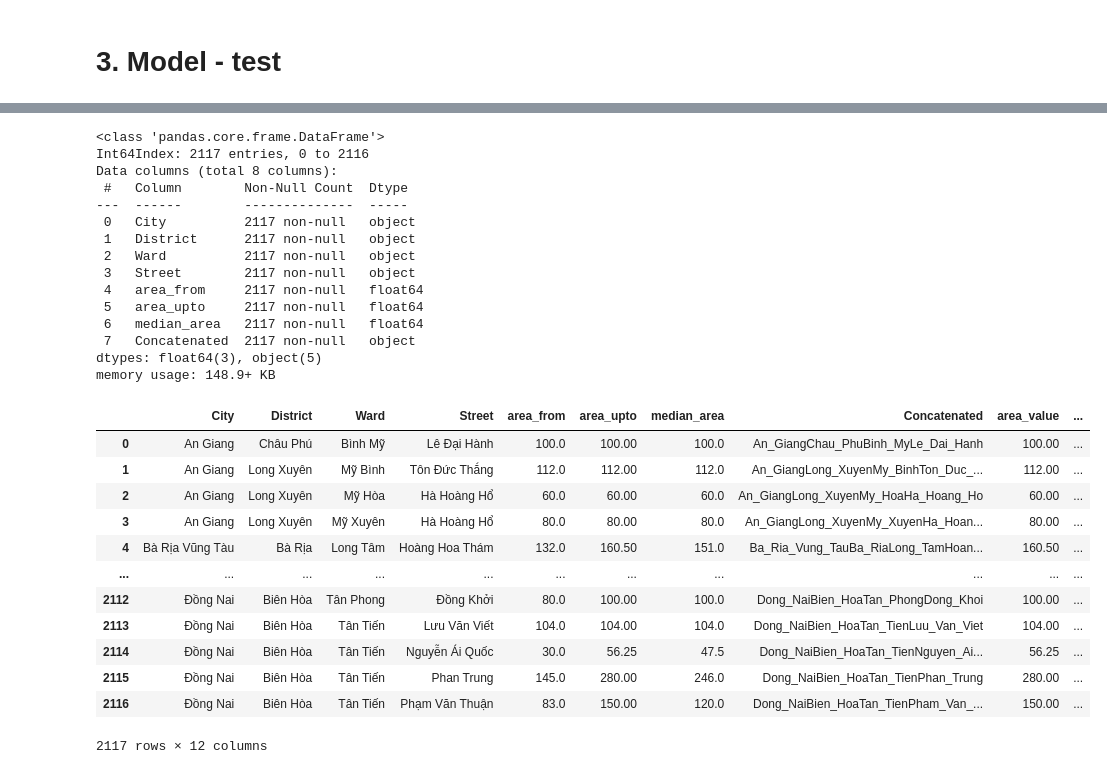
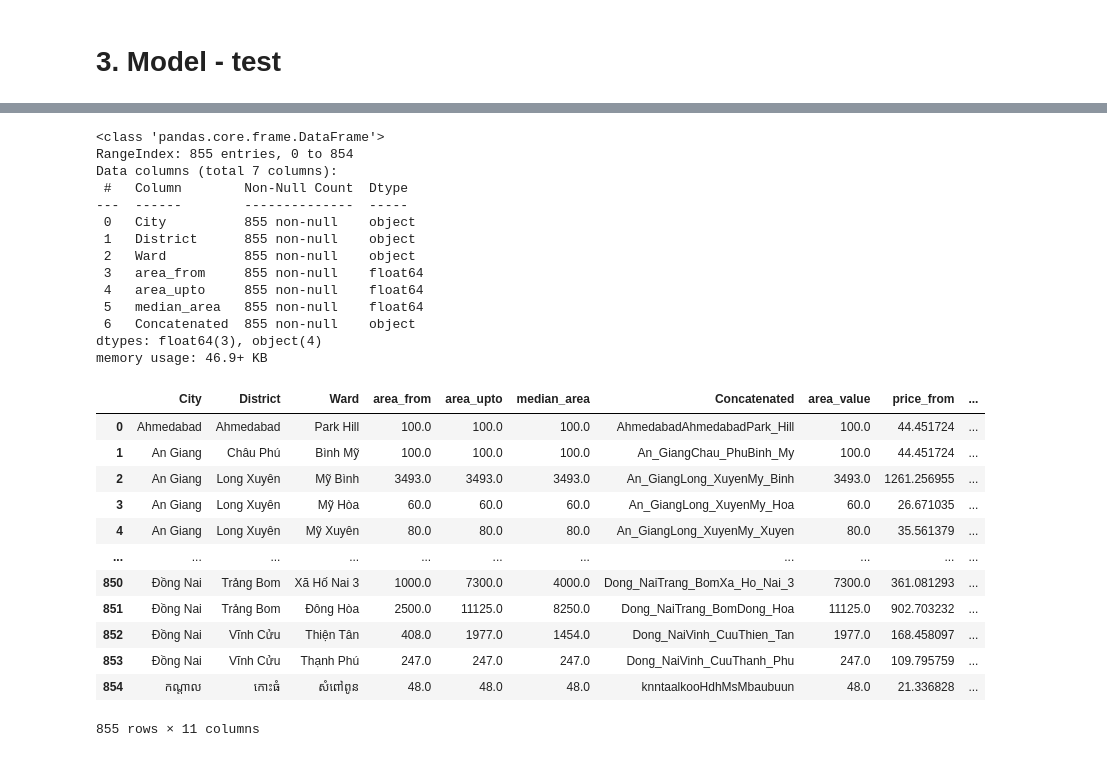
Before and after one commit to camcam2212/rental-cost-prediction, a Jupyter notebook: merge&preprocessing.ipynb, the cells around one changed output, grey strips where cells are left out. Saved outputs shown, nothing was run; the diff lists cells and outputs as text; code cells hidden in the pictures.

```diff
--- a/merge&preprocessing.ipynb
+++ b/merge&preprocessing.ipynb
@@ -267,7 +246,7 @@ X_train, X_test, y_train, y_test = train_test_split(X, y, test_size=0.25,random_
 
 #Tranform lại data
 numeric_features = ['area_value']
-categorical_features = ['City', 'District', 'Ward','Street']
+categorical_features = ['City', 'District', 'Ward']
 
 numeric_transformer = Pipeline(steps=[('scaler', RobustScaler())])
 categorical_transformer = Pipeline(steps=[('onehot', OneHotEncoder(handle_unknown='ignore'))])
@@ -426,8 +402,8 @@ ModuleNotFoundError: No module named 'unidecode'
 # %%
-train_groupby = X_train[['City', 'District', 'Ward', 'Street','area_value']]
+train_groupby = X_train[['City', 'District', 'Ward','area_value']]
 train_groupby_no_area = train_groupby.rename(columns={'area_value': 'median_area'})
-train_groupby_no_area = train_groupby_no_area.groupby(['City', 'District', 'Ward', 'Street']).median().reset_index()
-train_groupby_no_area['Concatenated'] = train_groupby_no_area[['City', 'District', 'Ward', 'Street']].apply(
+train_groupby_no_area = train_groupby_no_area.groupby(['City', 'District', 'Ward']).median().reset_index()
+train_groupby_no_area['Concatenated'] = train_groupby_no_area[['City', 'District', 'Ward']].apply(
     lambda row: ''.join(unidecode(str(val)).replace(' ', '_') for val in row), axis=1
 )
 train_groupby_no_area
@@ -448,6 +424,6 @@ train_groupby_no_area
 # %%
-train_groupby_percentiles = train_groupby.groupby(['City', 'District', 'Ward', 'Street']).describe().reset_index()
-train_groupby_percentiles['Concatenated'] = train_groupby_percentiles[['City', 'District', 'Ward', 'Street']].apply(
+train_groupby_percentiles = train_groupby.groupby(['City', 'District', 'Ward']).describe().reset_index()
+train_groupby_percentiles['Concatenated'] = train_groupby_percentiles[['City', 'District', 'Ward']].apply(
     lambda row: ''.join(unidecode(str(val)).replace(' ', '_') for val in row), axis=1
 )
 # train_groupby_percentiles['Concatenated'] = train_groupby_percentiles['Concatenated'].str.replace(' ','')
@@ -497,60 +473,59 @@ percentiles_df
 # %%
 train_groupby_percentiles = pd.merge(train_groupby_no_area,percentiles_df, on='Concatenated')
-train_groupby_percentiles = train_groupby_percentiles[['City','District','Ward','Street','area_from','area_upto','median_area','Concatenated']]
+train_groupby_percentiles = train_groupby_percentiles[['City','District','Ward','area_from','area_upto','median_area','Concatenated']]
 train_groupby_percentiles.info()
 # %% [output]
 <class 'pandas.core.frame.DataFrame'>
-Int64Index: 2117 entries, 0 to 2116
-Data columns (total 8 columns):
+RangeIndex: 855 entries, 0 to 854
+Data columns (total 7 columns):
  #   Column        Non-Null Count  Dtype
 ---  ------        --------------  -----
- 0   City          2117 non-null   object
- 1   District      2117 non-null   object
- 2   Ward          2117 non-null   object
- 3   Street        2117 non-null   object
- 4   area_from     2117 non-null   float64
- 5   area_upto     2117 non-null   float64
- 6   median_area   2117 non-null   float64
- 7   Concatenated  2117 non-null   object
-dtypes: float64(3), object(5)
-memory usage: 148.9+ KB
+ 0   City          855 non-null    object
+ 1   District      855 non-null    object
+ 2   Ward          855 non-null    object
+ 3   area_from     855 non-null    float64
+ 4   area_upto     855 non-null    float64
+ 5   median_area   855 non-null    float64
+ 6   Concatenated  855 non-null    object
+dtypes: float64(3), object(4)
+memory usage: 46.9+ KB
 # %%
 # Tạo DataFrame mới với các cột 'City', 'District', 'Ward', 'Street' từ train_groupby_percentiles
-train_df_subset = train_groupby_percentiles[['City','District','Ward','Street','area_from','area_upto','median_area','Concatenated']].copy()
+train_df_subset = train_groupby_percentiles[['City','District','Ward','area_from','area_upto','median_area','Concatenated']].copy()
 
 # Dự đoán giá trị cho area_value min
 train_df_subset['area_value'] = train_df_subset['area_from']
 predicted_prices_from = best_model.predict(train_df_subset)
 train_df_subset['price_from'] = predicted_prices_from  * train_df_subset['area_from'] / 1000000
 
 # Dự đoán giá trị cho area_value max
 train_df_subset['area_value'] = train_df_subset['area_upto']
 predicted_prices_upto = best_model.predict(train_df_subset)
 train_df_subset['price_upto'] = predicted_prices_upto * train_df_subset['area_upto'] / 1000000
 
 #Tính sai số
 train_df_subset['price_range'] = rmse * train_df_subset['area_upto']/1000000
 
 # Kiểm tra nếu area_from = area_upto
 train_df_subset.loc[train_df_subset['area_from'] == train_df_subset['area_upto'], 'price_upto'] += train_df_subset['price_range']
 
 
 # Hiển thị DataFrame mới
 train_df_subset
 # %% [output]
-|  | City | District | Ward | Street | area_from | area_upto | median_area | Concatenated | area_value | ... |
-| 0 | An Giang | Châu Phú | Bình Mỹ | Lê Đại Hành | 100.0 | 100.00 | 100.0 | An_GiangChau_PhuBinh_MyLe_Dai_Hanh | 100.00 | ... |
-| 1 | An Giang | Long Xuyên | Mỹ Bình | Tôn Đức Thắng | 112.0 | 112.00 | 112.0 | An_GiangLong_XuyenMy_BinhTon_Duc_... | 112.00 | ... |
-| 2 | An Giang | Long Xuyên | Mỹ Hòa | Hà Hoàng Hổ | 60.0 | 60.00 | 60.0 | An_GiangLong_XuyenMy_HoaHa_Hoang_Ho | 60.00 | ... |
-| 3 | An Giang | Long Xuyên | Mỹ Xuyên | Hà Hoàng Hổ | 80.0 | 80.00 | 80.0 | An_GiangLong_XuyenMy_XuyenHa_Hoan... | 80.00 | ... |
-| 4 | Bà Rịa Vũng Tàu | Bà Rịa | Long Tâm | Hoàng Hoa Thám | 132.0 | 160.50 | 151.0 | Ba_Ria_Vung_TauBa_RiaLong_TamHoan... | 160.50 | ... |
+|  | City | District | Ward | area_from | area_upto | median_area | Concatenated | area_value | price_from | ... |
+| 0 | Ahmedabad | Ahmedabad | Park Hill | 100.0 | 100.0 | 100.0 | AhmedabadAhmedabadPark_Hill | 100.0 | 44.451724 | ... |
+| 1 | An Giang | Châu Phú | Bình Mỹ | 100.0 | 100.0 | 100.0 | An_GiangChau_PhuBinh_My | 100.0 | 44.451724 | ... |
+| 2 | An Giang | Long Xuyên | Mỹ Bình | 3493.0 | 3493.0 | 3493.0 | An_GiangLong_XuyenMy_Binh | 3493.0 | 1261.256955 | ... |
+| 3 | An Giang | Long Xuyên | Mỹ Hòa | 60.0 | 60.0 | 60.0 | An_GiangLong_XuyenMy_Hoa | 60.0 | 26.671035 | ... |
+| 4 | An Giang | Long Xuyên | Mỹ Xuyên | 80.0 | 80.0 | 80.0 | An_GiangLong_XuyenMy_Xuyen | 80.0 | 35.561379 | ... |
 | ... | ... | ... | ... | ... | ... | ... | ... | ... | ... | ... |
-| 2112 | Đồng Nai | Biên Hòa | Tân Phong | Đồng Khởi | 80.0 | 100.00 | 100.0 | Dong_NaiBien_HoaTan_PhongDong_Khoi | 100.00 | ... |
-| 2113 | Đồng Nai | Biên Hòa | Tân Tiến | Lưu Văn Viết | 104.0 | 104.00 | 104.0 | Dong_NaiBien_HoaTan_TienLuu_Van_Viet | 104.00 | ... |
-| 2114 | Đồng Nai | Biên Hòa | Tân Tiến | Nguyễn Ái Quốc | 30.0 | 56.25 | 47.5 | Dong_NaiBien_HoaTan_TienNguyen_Ai... | 56.25 | ... |
-| 2115 | Đồng Nai | Biên Hòa | Tân Tiến | Phan Trung | 145.0 | 280.00 | 246.0 | Dong_NaiBien_HoaTan_TienPhan_Trung | 280.00 | ... |
-| 2116 | Đồng Nai | Biên Hòa | Tân Tiến | Phạm Văn Thuận | 83.0 | 150.00 | 120.0 | Dong_NaiBien_HoaTan_TienPham_Van_... | 150.00 | ... |
+| 850 | Đồng Nai | Trảng Bom | Xã Hố Nai 3 | 1000.0 | 7300.0 | 4000.0 | Dong_NaiTrang_BomXa_Ho_Nai_3 | 7300.0 | 361.081293 | ... |
+| 851 | Đồng Nai | Trảng Bom | Đông Hòa | 2500.0 | 11125.0 | 8250.0 | Dong_NaiTrang_BomDong_Hoa | 11125.0 | 902.703232 | ... |
+| 852 | Đồng Nai | Vĩnh Cửu | Thiện Tân | 408.0 | 1977.0 | 1454.0 | Dong_NaiVinh_CuuThien_Tan | 1977.0 | 168.458097 | ... |
+| 853 | Đồng Nai | Vĩnh Cửu | Thạnh Phú | 247.0 | 247.0 | 247.0 | Dong_NaiVinh_CuuThanh_Phu | 247.0 | 109.795759 | ... |
+| 854 | កណ្ដាល | កោះធំ | សំពៅពូន | 48.0 | 48.0 | 48.0 | knntaalkooHdhMsMbaubuun | 48.0 | 21.336828 | ... |
-2117 rows × 12 columns
+855 rows × 11 columns
 # %%
 test = train_df_subset[train_df_subset['Concatenated'] == 'Ho_Chi_MinhBinh_ThanhPhuong_13Dang_Thuy_Tram']
 test
```
Also changed, not shown: parts of 30 cells of this notebook, 3 other files.
